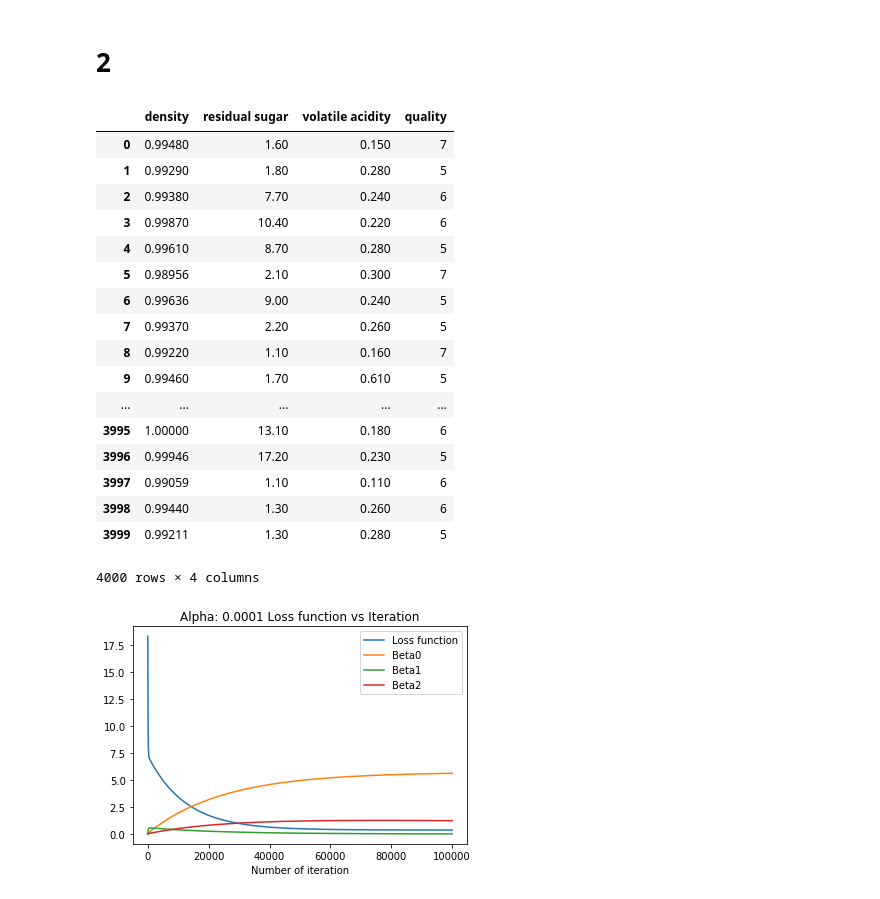
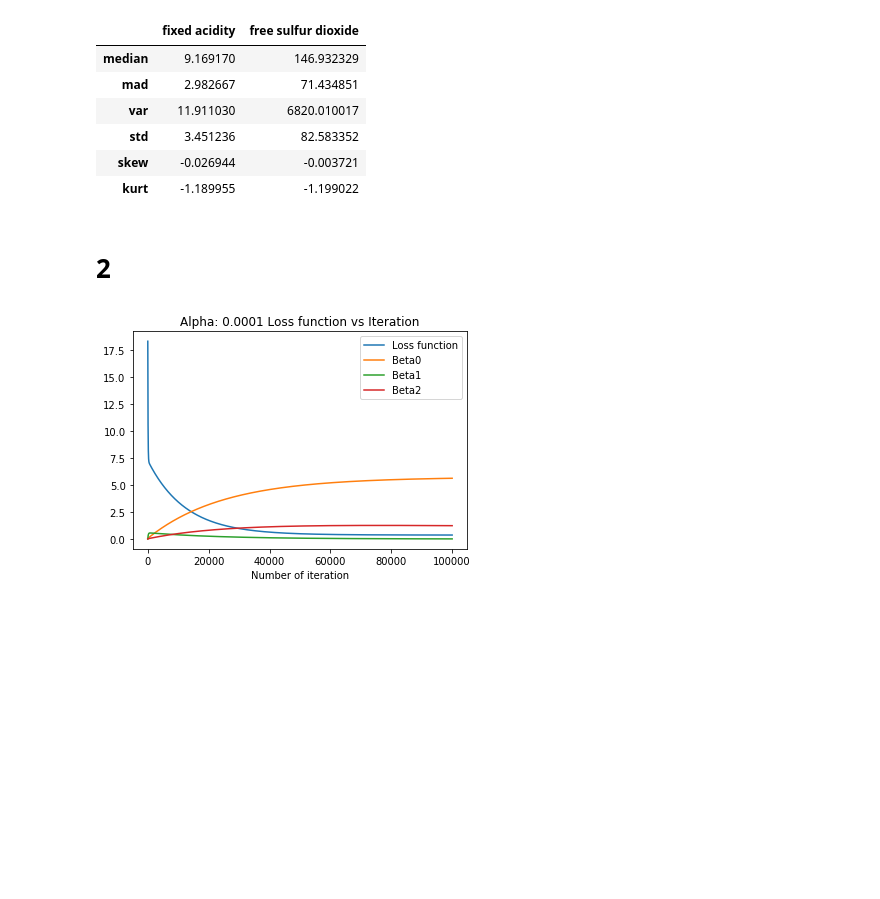
Before and after one commit to weiweiECNU/QBUS, a Jupyter notebook: QBUS6850_19_2/assignment1/taskA.ipynb, the cells around one changed output. Cells and saved outputs as stored; diff of their text form; code cells hidden in the pictures; blank space fills up the shorter version.

```diff
--- a/QBUS6850_19_2/assignment1/taskA.ipynb
+++ b/QBUS6850_19_2/assignment1/taskA.ipynb
@@ -1,2 +39,16 @@
+# %%
+def get_status(x) :
+    return pd.DataFrame([x.median(),x.mad(),x.var(),x.std(),x.skew(),x.kurt()],
+                        index=['median','mad','var','std','skew','kurt'])
+
+get_status(table[["fixed acidity","free sulfur dioxide"]])
+# %% [output]
+|  | fixed acidity | free sulfur dioxide |
+| median | 9.169170 | 146.932329 |
+| mad | 2.982667 | 71.434851 |
+| var | 11.911030 | 6820.010017 |
+| std | 3.451236 | 82.583352 |
+| skew | -0.026944 | -0.003721 |
+| kurt | -1.189955 | -1.199022 |
 # %% [markdown]
 # 2
@@ -14,27 +62,8 @@ def choose_features(filename, features, target):
     return table[features + [target]]
 # %%
 features = ["density", "residual sugar", "volatile acidity"]
-target = "quality"
+
 table = choose_features("Wine_2019.csv", features, target)
-# %% [output]
-|  | density | residual sugar | volatile acidity | quality |
-| 0 | 0.99480 | 1.60 | 0.150 | 7 |
-| 1 | 0.99290 | 1.80 | 0.280 | 5 |
-| 2 | 0.99380 | 7.70 | 0.240 | 6 |
-| 3 | 0.99870 | 10.40 | 0.220 | 6 |
-| 4 | 0.99610 | 8.70 | 0.280 | 5 |
-| 5 | 0.98956 | 2.10 | 0.300 | 7 |
-| 6 | 0.99636 | 9.00 | 0.240 | 5 |
-| 7 | 0.99370 | 2.20 | 0.260 | 5 |
-| 8 | 0.99220 | 1.10 | 0.160 | 7 |
-| 9 | 0.99460 | 1.70 | 0.610 | 5 |
-| ... | ... | ... | ... | ... |
-| 3995 | 1.00000 | 13.10 | 0.180 | 6 |
-| 3996 | 0.99946 | 17.20 | 0.230 | 5 |
-| 3997 | 0.99059 | 1.10 | 0.110 | 6 |
-| 3998 | 0.99440 | 1.30 | 0.260 | 6 |
-| 3999 | 0.99211 | 1.30 | 0.280 | 5 |
-4000 rows × 4 columns
 # %%
 def Gradient_Descent_Algo(x, y, beta, alpha, m, NUM_ITERATION):
     xTrans = x.transpose()
```
Also changed, not shown: parts of 14 cells of this notebook.
